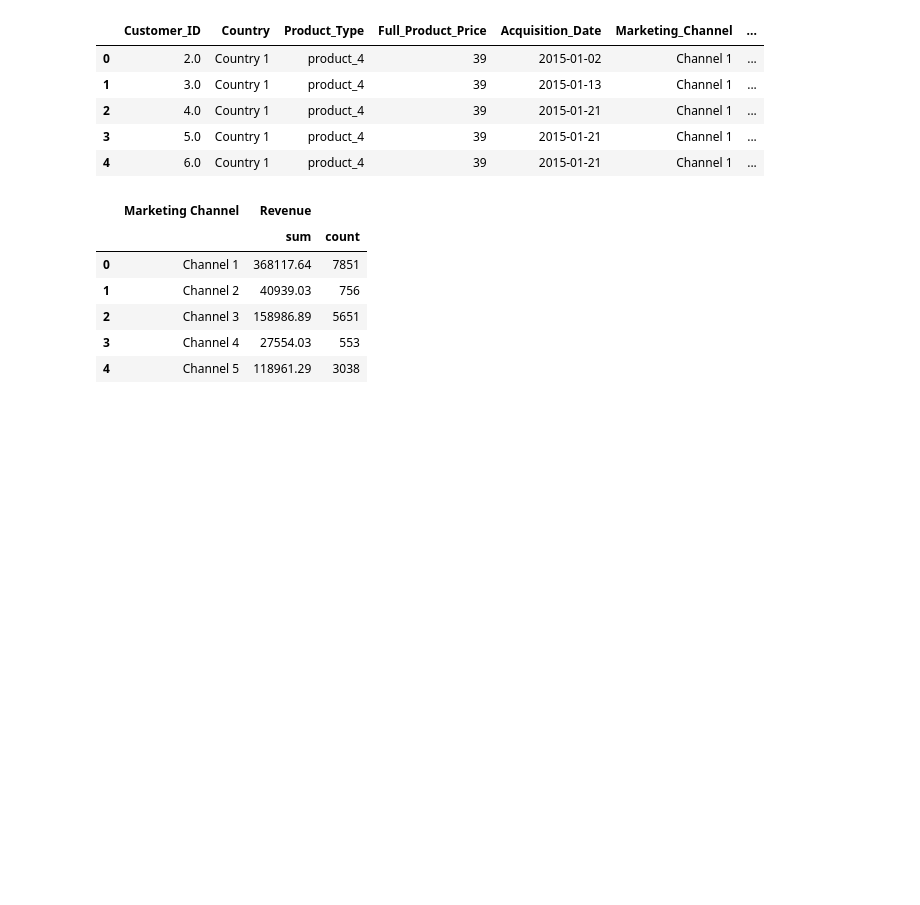
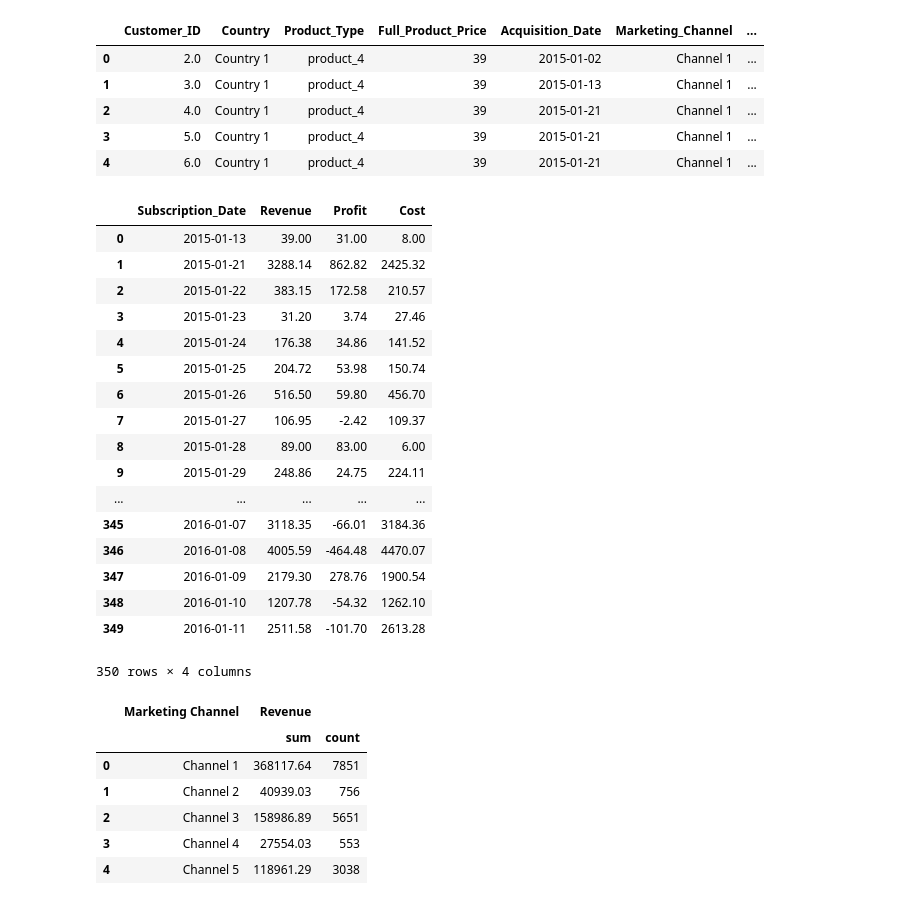
Before and after one commit to BambyG/us_subscriptions, a Jupyter notebook: Untitled.ipynb, the cells around one changed output. Cells and saved outputs as stored; diff of their text form; code cells hidden in the pictures; blank space fills up the shorter version.

```diff
--- a/Untitled.ipynb
+++ b/Untitled.ipynb
@@ -162,3 +164,24 @@ df.head()
+# %%
+df[(df['Country']=='Country 1')&(df['Subscription_Date']>'2015-01-02')&(df['Subscription_Date']<'2016-01-12')].groupby('Subscription_Date')[['Revenue','Profit','Cost']].sum().reset_index()
+# %% [output]
+|  | Subscription_Date | Revenue | Profit | Cost |
+| 0 | 2015-01-13 | 39.00 | 31.00 | 8.00 |
+| 1 | 2015-01-21 | 3288.14 | 862.82 | 2425.32 |
+| 2 | 2015-01-22 | 383.15 | 172.58 | 210.57 |
+| 3 | 2015-01-23 | 31.20 | 3.74 | 27.46 |
+| 4 | 2015-01-24 | 176.38 | 34.86 | 141.52 |
+| 5 | 2015-01-25 | 204.72 | 53.98 | 150.74 |
+| 6 | 2015-01-26 | 516.50 | 59.80 | 456.70 |
+| 7 | 2015-01-27 | 106.95 | -2.42 | 109.37 |
+| 8 | 2015-01-28 | 89.00 | 83.00 | 6.00 |
+| 9 | 2015-01-29 | 248.86 | 24.75 | 224.11 |
+| ... | ... | ... | ... | ... |
+| 345 | 2016-01-07 | 3118.35 | -66.01 | 3184.36 |
+| 346 | 2016-01-08 | 4005.59 | -464.48 | 4470.07 |
+| 347 | 2016-01-09 | 2179.30 | 278.76 | 1900.54 |
+| 348 | 2016-01-10 | 1207.78 | -54.32 | 1262.10 |
+| 349 | 2016-01-11 | 2511.58 | -101.70 | 2613.28 |
+350 rows × 4 columns
 # %%
 df['Year'] = df['Subscription_Date'].dt.year
 # %%
```
Also changed, not shown: parts of 2 cells of this notebook, 3 other files.
